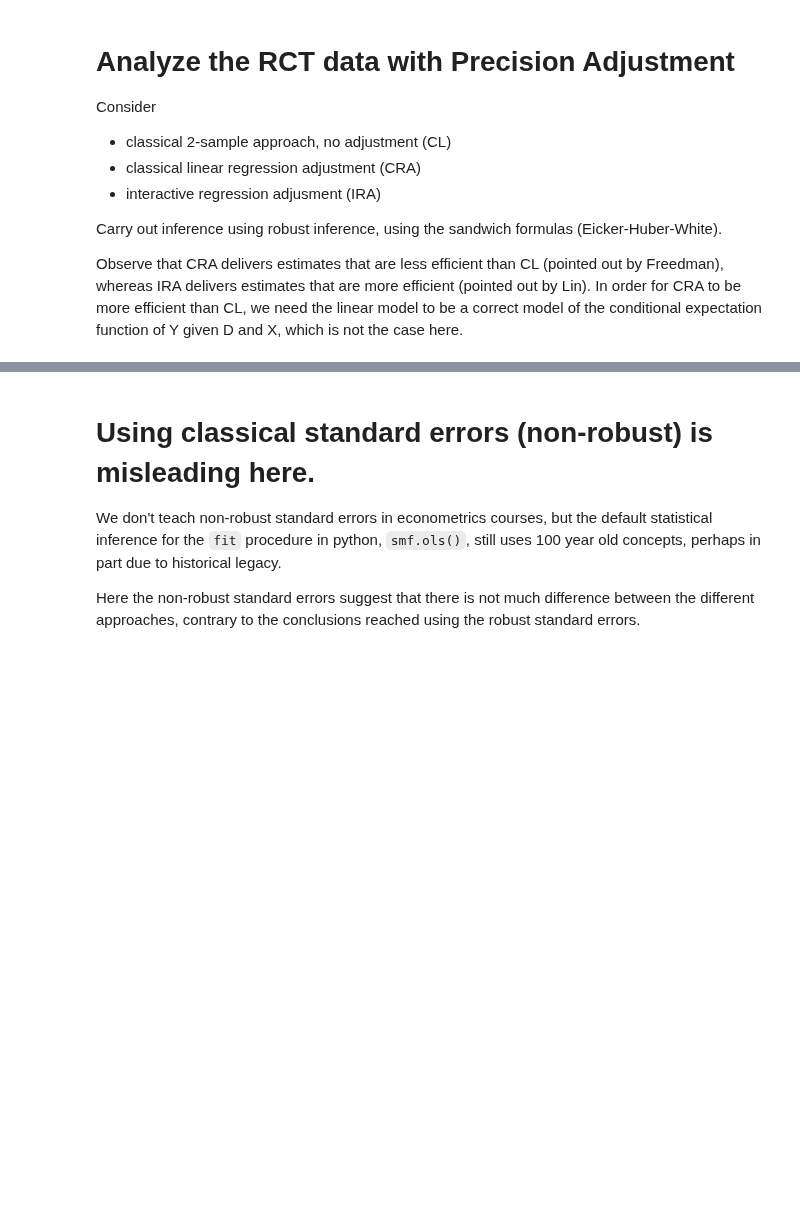
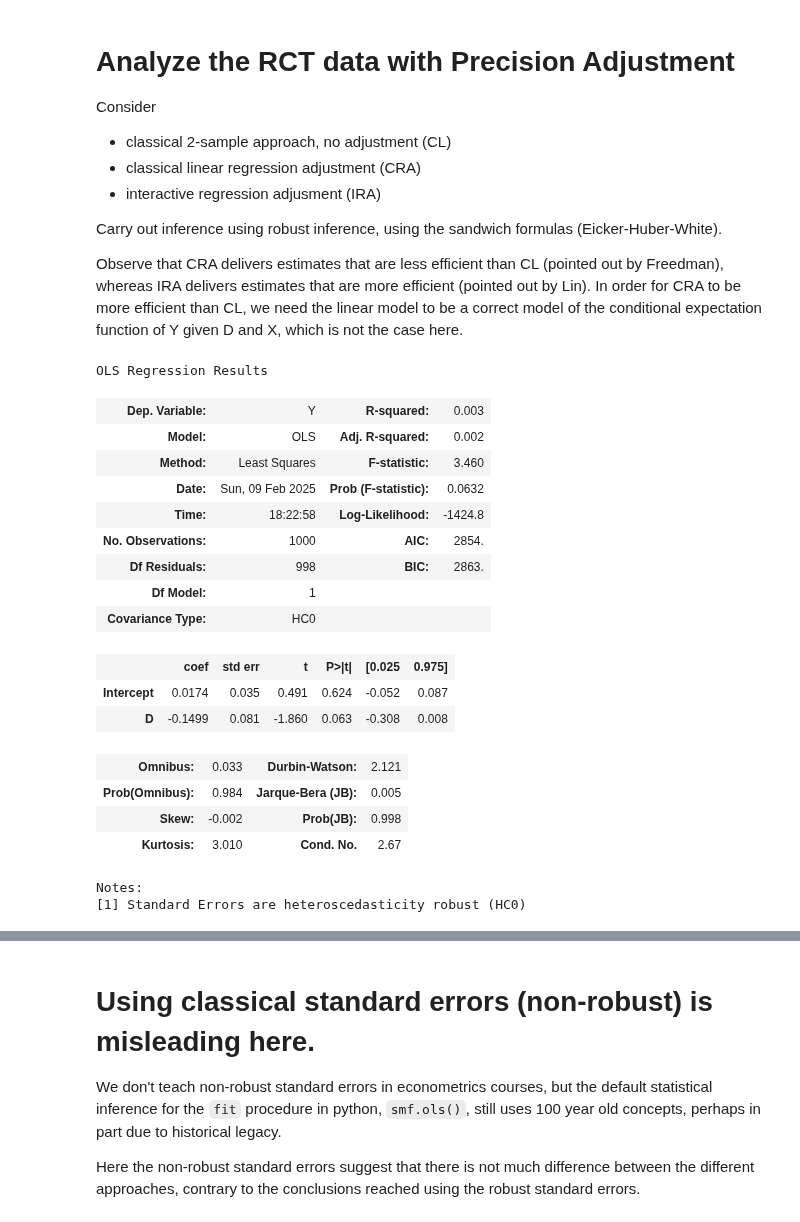
Before and after one commit to CausalAIBook/MetricsMLNotebooks, a Jupyter notebook: CM1/python-sim-precision-adj.ipynb, the cells around one changed output, grey strips where cells are left out. Saved outputs shown, nothing was run; the diff lists cells and outputs as text; code cells hidden in the pictures; blank space fills up the shorter version.

```diff
--- a/CM1/python-sim-precision-adj.ipynb
+++ b/CM1/python-sim-precision-adj.ipynb
@@ -24,15 +24,16 @@ We would like to estimate ATE as precisely as possible.
 
 An economic motivation for this example could be provided as follows: Let D be the treatment of going to college, and let $Z$ be academic skills.  Suppose that academic skills cause lower earnings Y(0) in jobs that don't require a college degree, and cause higher earnings  Y(1) in jobs that require college degrees. This type of scenario is reflected in the DGP set-up above.
 # %%
-np.random.seed(123)
-n = 1000             # sample size
-Z = np.random.normal(size=n)         # generate Z
-Y0 = -Z + np.random.normal(size=n)   # conditional average baseline response is -Z
-Y1 = Z + np.random.normal(size=n)    # conditional average treatment effect is +Z
-D = np.random.binomial(1, .2, size=n)    # treatment indicator; only 20% get treated
-Y = Y1 * D + Y0 * (1 - D)  # observed Y
-Z = Z - Z.mean()       # demean Z
-data = pd.DataFrame({"Y": Y, "D": D, "Z": Z})
+def gen_data(random_seed):
+    np.random.seed(random_seed)
+    n = 1000             # sample size
+    Z = np.random.normal(size=n)         # generate Z
+    Y0 = -Z + np.random.normal(0, 0.1, size=n)   # conditional average baseline response is -Z
+    Y1 = Z + np.random.normal(0, 0.1, size=n)    # conditional average treatment effect is +Z
+    D = np.random.binomial(1, .2, size=n)    # treatment indicator; only 20% get treated
+    Y = Y1 * D + Y0 * (1 - D)  # observed Y
+    data = pd.DataFrame({"Y": Y, "D": D, "Z": 1 + Z})  # we artificially add an intercept to the covariates
+    return data
 # %% [markdown]
 # Analyze the RCT data with Precision Adjustment
 
@@ -45,11 +46,29 @@ Consider
 Carry out inference using robust inference, using the sandwich formulas (Eicker-Huber-White).
 
 Observe that CRA delivers estimates that are less efficient than CL (pointed out by Freedman), whereas IRA delivers estimates that are more efficient (pointed out by Lin). In order for CRA to be more efficient than CL, we need the linear model to be a correct model of the conditional expectation function of Y given D and X, which is not the case here.
+# %%
+data = gen_data(123)
 # %%
 CL = smf.ols("Y ~ D", data=data).fit()
-CRA = smf.ols("Y ~ D + Z", data=data).fit()      # classical
-IRA = smf.ols("Y ~ D + Z + Z*D", data=data).fit()  # interactive approach
 # we are interested in the coefficients on variable "D".
-print(CL.get_robustcov_results(cov_type="HC1").summary())
-print(CRA.get_robustcov_results(cov_type="HC1").summary())
-print(IRA.get_robustcov_results(cov_type="HC1").summary())
+CL.get_robustcov_results(cov_type="HC0").summary()
+# %% [output]
+OLS Regression Results
+| Dep. Variable: | Y | R-squared: | 0.003 |
+| Model: | OLS | Adj. R-squared: | 0.002 |
+| Method: | Least Squares | F-statistic: | 3.460 |
+| Date: | Sun, 09 Feb 2025 | Prob (F-statistic): | 0.0632 |
+| Time: | 18:22:58 | Log-Likelihood: | -1424.8 |
+| No. Observations: | 1000 | AIC: | 2854. |
+| Df Residuals: | 998 | BIC: | 2863. |
+| Df Model: | 1 |  |  |
+| Covariance Type: | HC0 |  |  |
+|  | coef | std err | t | P>|t| | [0.025 | 0.975] |
+| Intercept | 0.0174 | 0.035 | 0.491 | 0.624 | -0.052 | 0.087 |
+| D | -0.1499 | 0.081 | -1.860 | 0.063 | -0.308 | 0.008 |
+| Omnibus: | 0.033 | Durbin-Watson: | 2.121 |
+| Prob(Omnibus): | 0.984 | Jarque-Bera (JB): | 0.005 |
+| Skew: | -0.002 | Prob(JB): | 0.998 |
+| Kurtosis: | 3.010 | Cond. No. | 2.67 |
+Notes:
+[1] Standard Errors are heteroscedasticity robust (HC0)
```
Also changed, not shown: parts of 14 cells of this notebook.
